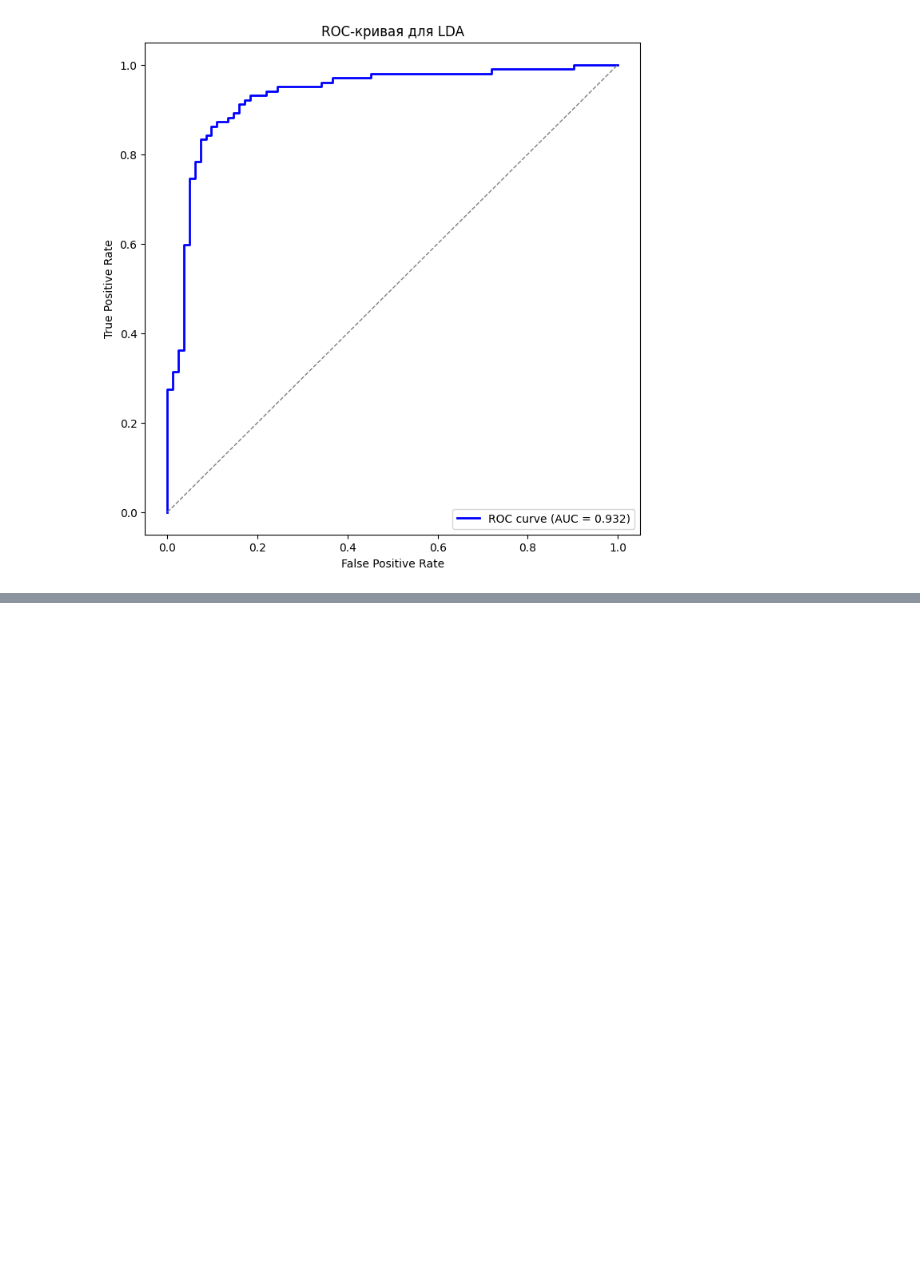
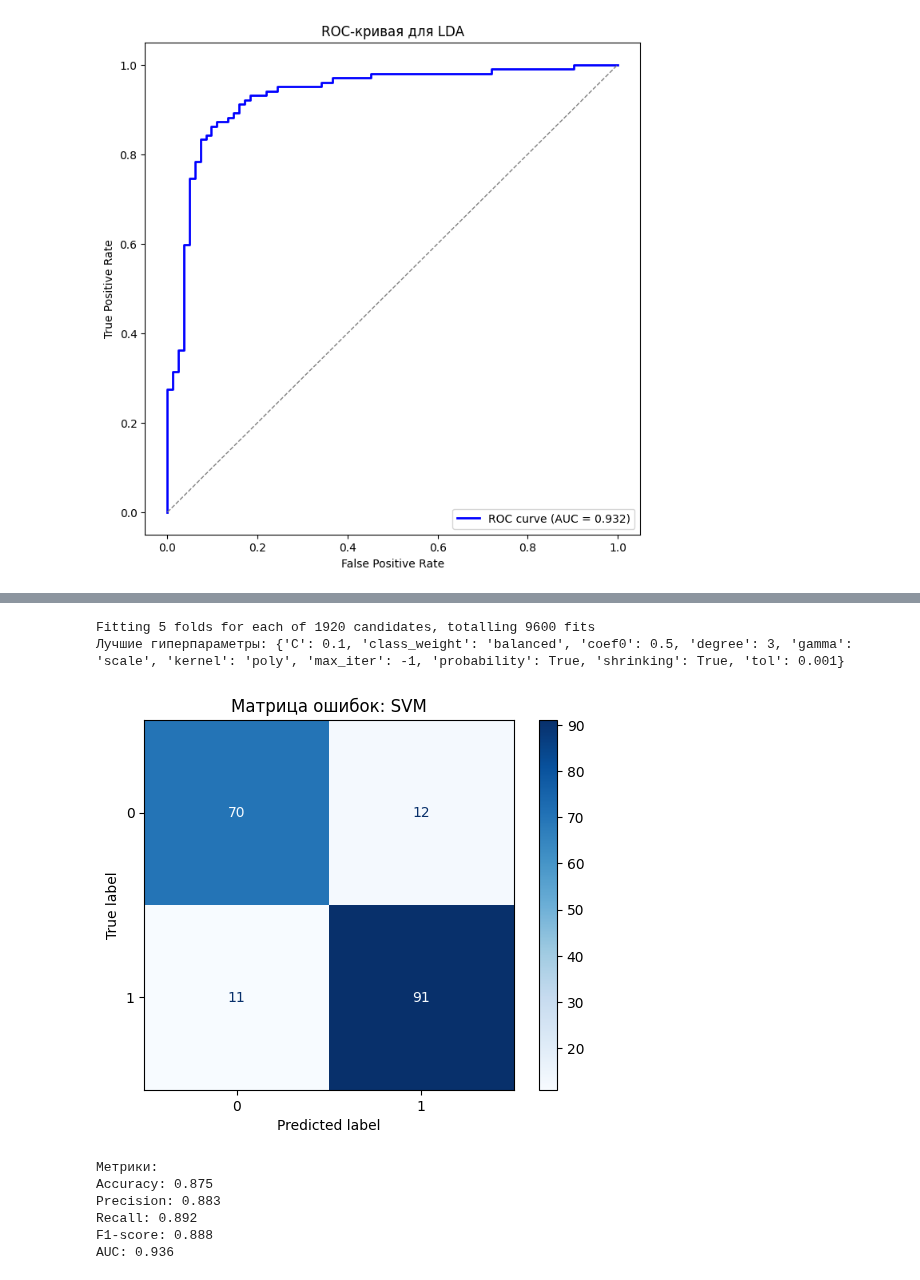
Before and after one commit to rochaldo1/Machine_Learning, a Jupyter notebook: labs/lab_3.ipynb, the cells around one changed output, grey strips where cells are left out. Drawn from its saved outputs; the diff is of its cells as text; code cells hidden in the pictures; blank space fills up the shorter version.

```diff
--- a/labs/lab_3.ipynb
+++ b/labs/lab_3.ipynb
@@ -650,0 +656,72 @@ AUC: 0.932
+# %%
+from sklearn.svm import SVC
+
+X = df_onehot_scaled.drop('HeartDisease', axis=1)
+y = df_onehot_scaled['HeartDisease']
+
+X_train, X_test, y_train, y_test = train_test_split(X, y, test_size=0.2, random_state=42, stratify=y)
+
+param_grid ={
+    'C': [0.1, 0.5, 1, 5, 10],
+    'kernel': ['linear', 'poly', 'rbf', 'sigmoid'],
+    'degree': [2, 3, 4],
+    'gamma': ['scale', 'auto'],
+    'coef0': [0.0, 0.1, 0.5, 1.0],
+    'shrinking': [True, False],
+    'probability': [True],
+    'tol': [1e-3, 1e-4],
+    'class_weight': ['balanced'],
+    'max_iter': [-1]
+}
+
+svm = SVC()
+
+grid_search = GridSearchCV(svm, param_grid, cv=5, scoring='f1', n_jobs=-1, verbose=1)
+grid_search.fit(X_train, y_train)
+
+svm = grid_search.best_estimator_
+print('Лучшие гиперпараметры:', grid_search.best_params_)
+
+y_pred = svm.predict(X_test)
+y_prob = svm.predict_proba(X_test)[:, 1]
+
+cm = confusion_matrix(y_test, y_pred)
+disp = ConfusionMatrixDisplay(confusion_matrix=cm, display_labels=svm.classes_)
+disp.plot(cmap=plot.cm.Blues)
+plot.title('Матрица ошибок: SVM')
+plot.show()
+
+accuracy = accuracy_score(y_test, y_pred)
+precision = precision_score(y_test, y_pred)
+recall = recall_score(y_test, y_pred)
+f1 = f1_score(y_test, y_pred)
+
+print('Метрики:')
+print(f"Accuracy: {accuracy:.3f}")
+print(f"Precision: {precision:.3f}")
+print(f"Recall: {recall:.3f}")
+print(f"F1-score: {f1:.3f}")
+
+fpr, tpr, thresholds = roc_curve(y_test, y_prob)
+roc_auc = auc(fpr, tpr)
+
+print(f'AUC: {roc_auc:.3f}')
+
+plot.figure(figsize=(8,8))
+plot.plot(fpr, tpr, color='blue', lw=2, label=f'ROC curve (AUC = {roc_auc:.3f})')
+plot.plot([0, 1], [0, 1], color='grey', lw=1, linestyle='--')
+plot.xlabel('False Positive Rate')
+plot.ylabel('True Positive Rate')
+plot.title('ROC-кривая для SVM')
+plot.legend(loc="lower right")
+plot.show()
+# %% [output]
+Fitting 5 folds for each of 1920 candidates, totalling 9600 fits
+Лучшие гиперпараметры: {'C': 0.1, 'class_weight': 'balanced', 'coef0': 0.5, 'degree': 3, 'gamma': 'scale', 'kernel': 'poly', 'max_iter': -1, 'probability': True, 'shrinking': True, 'tol': 0.001}
+[figure, added]
+Метрики:
+Accuracy: 0.875
+Precision: 0.883
+Recall: 0.892
+F1-score: 0.888
+AUC: 0.936
```
Also changed, not shown: parts of 3 cells of this notebook.
